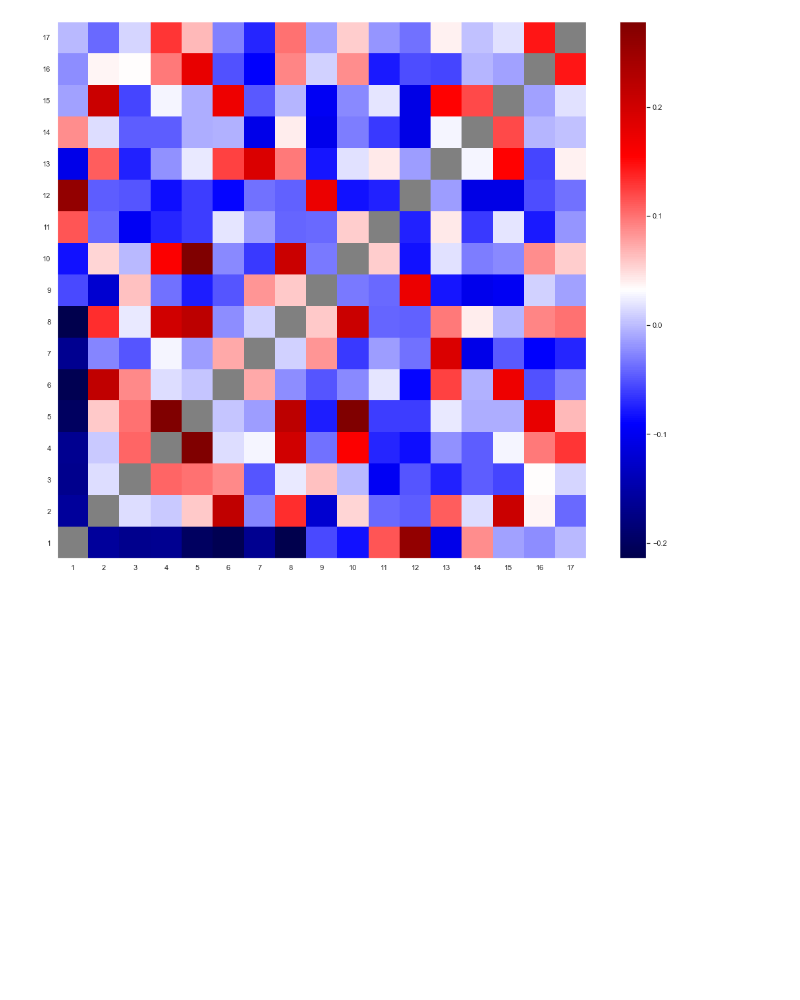
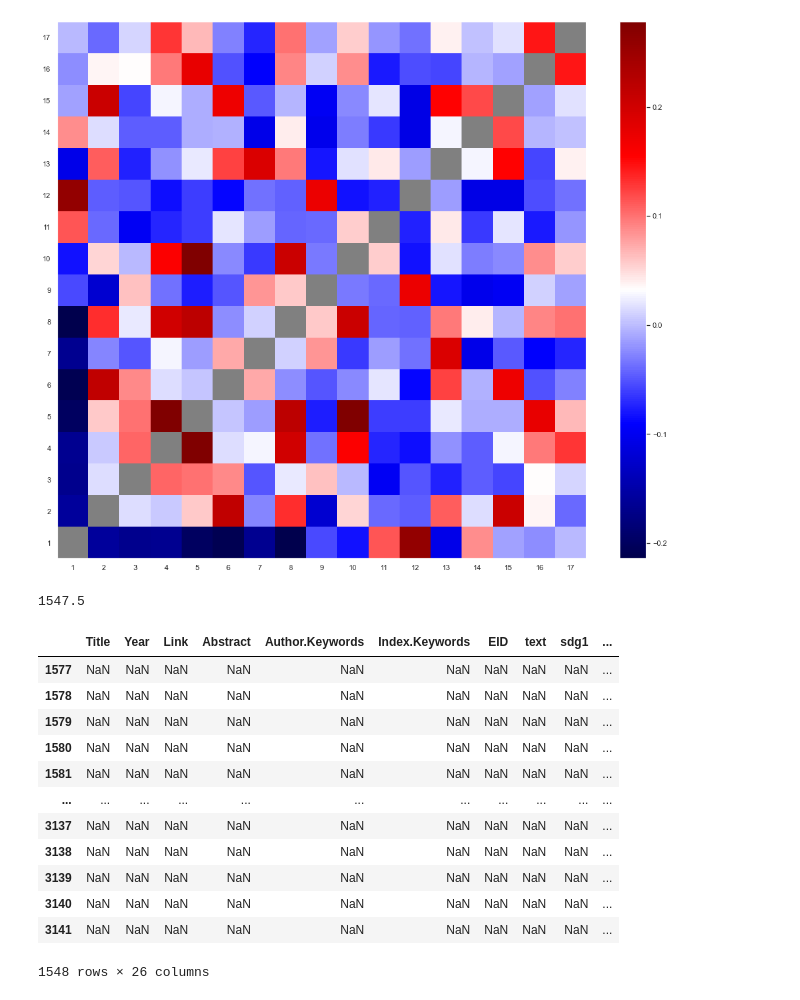
Before and after one commit to Tolsager/SDG_CLF, a Jupyter notebook: EDA/EDA.ipynb, the cells around one changed output. Cells and saved outputs as stored; diff of their text form; code cells hidden in the pictures; blank space fills up the shorter version.

```diff
--- a/EDA/EDA.ipynb
+++ b/EDA/EDA.ipynb
@@ -248,7 +248,7 @@ list(word_dict.items())[-20:]
 # %% [markdown]
 # Scopus
 # %%
-s_df = pd.read_csv('data/raw/scopus_ready_to_use.csv')
+s_df = pd.read_csv('../data/raw/scopus_ready_to_use.csv')
 s_df = s_df.drop(columns=["Unnamed: 0"])
 # %%
 s_df.head()
@@ -417,3 +417,23 @@ plt.colorbar()
 plt.show()
 # %% [output]
 [figure]
+# %%
+len(s_df)/2
+# %% [output]
+1547.5
+# %%
+s_df.iloc[1547:][(s_df.iloc[1547:][['sdg1', 'sdg2']])]
+# %% [output]
+|  | Title | Year | Link | Abstract | Author.Keywords | Index.Keywords | EID | text | sdg1 | ... |
+| 1577 | NaN | NaN | NaN | NaN | NaN | NaN | NaN | NaN | NaN | ... |
+| 1578 | NaN | NaN | NaN | NaN | NaN | NaN | NaN | NaN | NaN | ... |
+| 1579 | NaN | NaN | NaN | NaN | NaN | NaN | NaN | NaN | NaN | ... |
+| 1580 | NaN | NaN | NaN | NaN | NaN | NaN | NaN | NaN | NaN | ... |
+| 1581 | NaN | NaN | NaN | NaN | NaN | NaN | NaN | NaN | NaN | ... |
+| ... | ... | ... | ... | ... | ... | ... | ... | ... | ... | ... |
+| 3137 | NaN | NaN | NaN | NaN | NaN | NaN | NaN | NaN | NaN | ... |
+| 3138 | NaN | NaN | NaN | NaN | NaN | NaN | NaN | NaN | NaN | ... |
+| 3139 | NaN | NaN | NaN | NaN | NaN | NaN | NaN | NaN | NaN | ... |
+| 3140 | NaN | NaN | NaN | NaN | NaN | NaN | NaN | NaN | NaN | ... |
+| 3141 | NaN | NaN | NaN | NaN | NaN | NaN | NaN | NaN | NaN | ... |
+1548 rows × 26 columns
```
Also changed, not shown: parts of 3 cells of this notebook.
